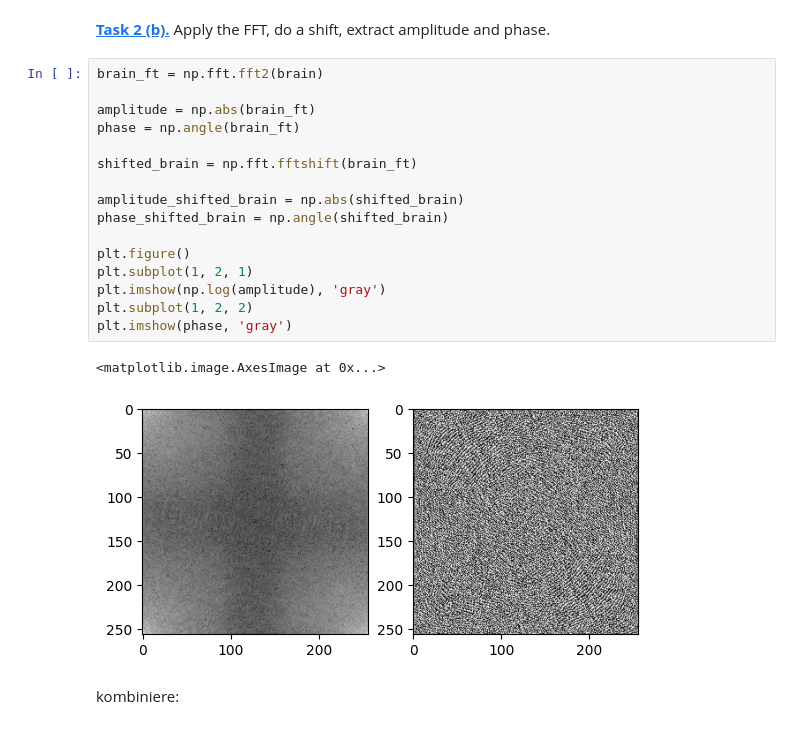
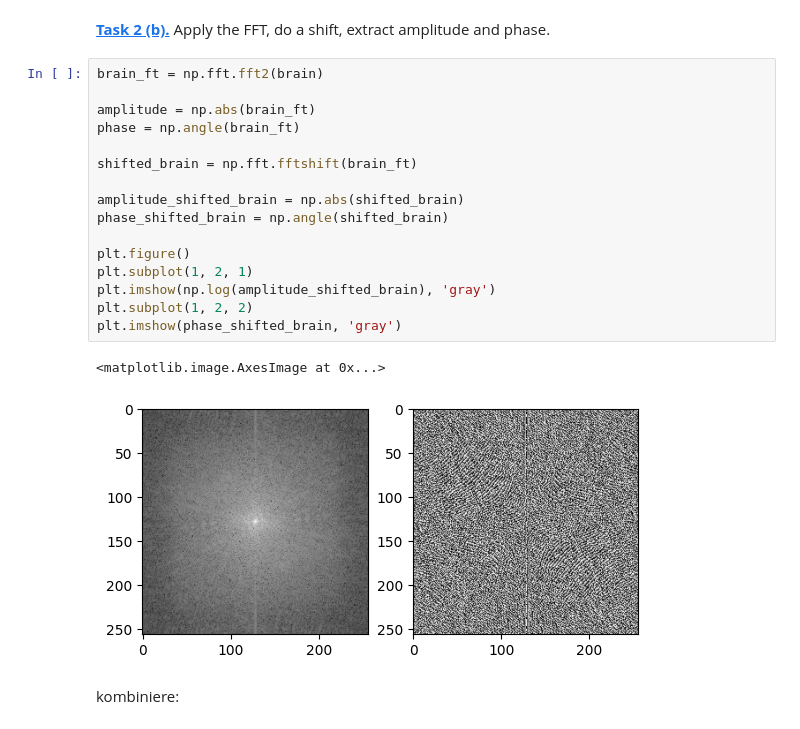
Before and after one commit to sedanep/mobifs5-python, a Jupyter notebook: fourier.ipynb, the cells around one changed output. Drawn from its saved outputs; the diff is of its cells as text.

Commit message:
Complete image processing lab notebooks

```diff
--- a/fourier.ipynb
+++ b/fourier.ipynb
@@ -87,22 +87,22 @@ plt.show()
 # %%
 brain_ft = np.fft.fft2(brain)
 
 amplitude = np.abs(brain_ft)
 phase = np.angle(brain_ft)
 
 shifted_brain = np.fft.fftshift(brain_ft)
 
 amplitude_shifted_brain = np.abs(shifted_brain)
 phase_shifted_brain = np.angle(shifted_brain)
 
 plt.figure()
 plt.subplot(1, 2, 1)
-plt.imshow(np.log(amplitude), 'gray')
+plt.imshow(np.log(amplitude_shifted_brain), 'gray')
 plt.subplot(1, 2, 2)
-plt.imshow(phase, 'gray')
+plt.imshow(phase_shifted_brain, 'gray')
 # %% [output]
 <matplotlib.image.AxesImage at 0x...>
-[figure, old version]
+[figure, new version]
 # %% [markdown]
 kombiniere:
 # %%
```
Also changed, not shown: parts of 1 cell of this notebook, 5 other files.
